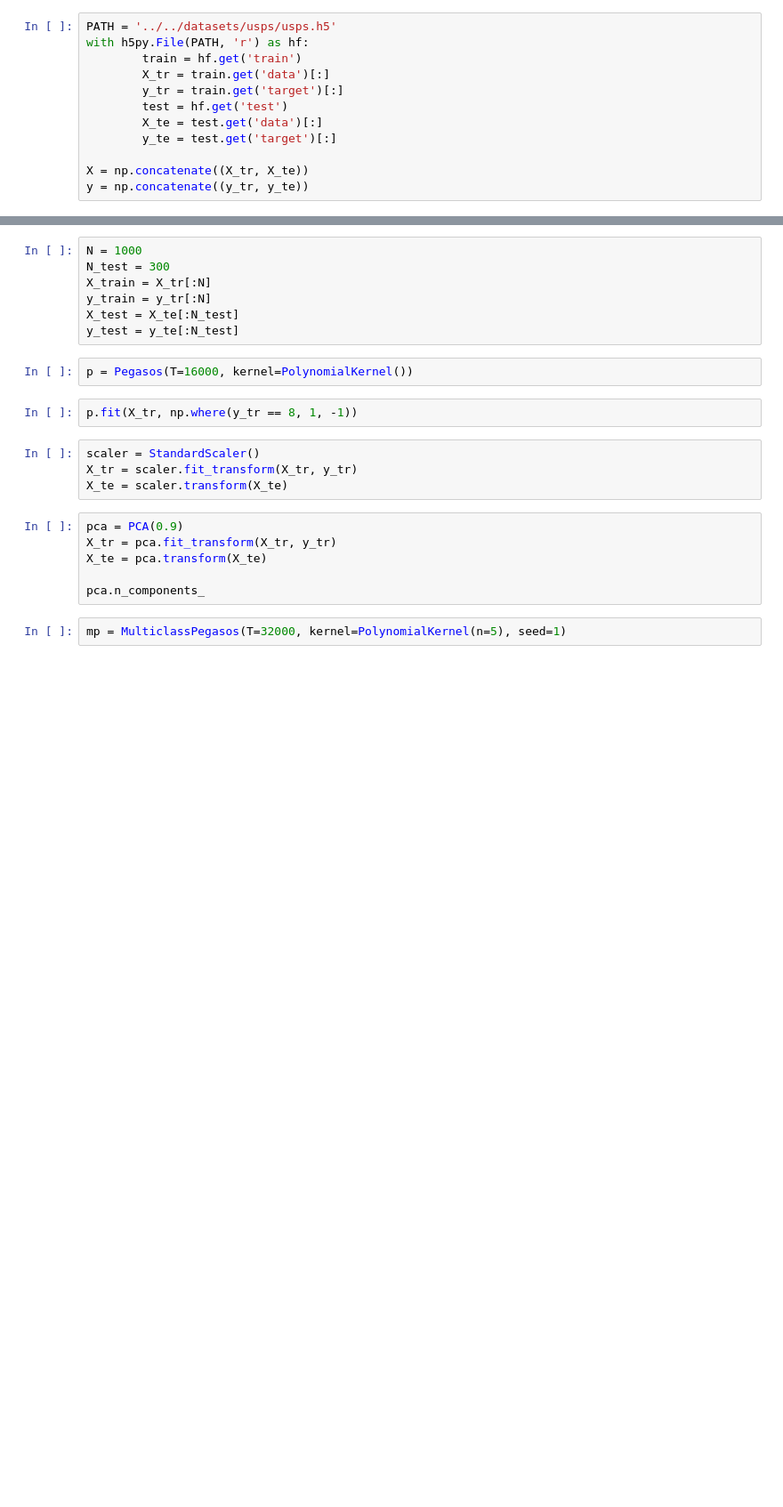
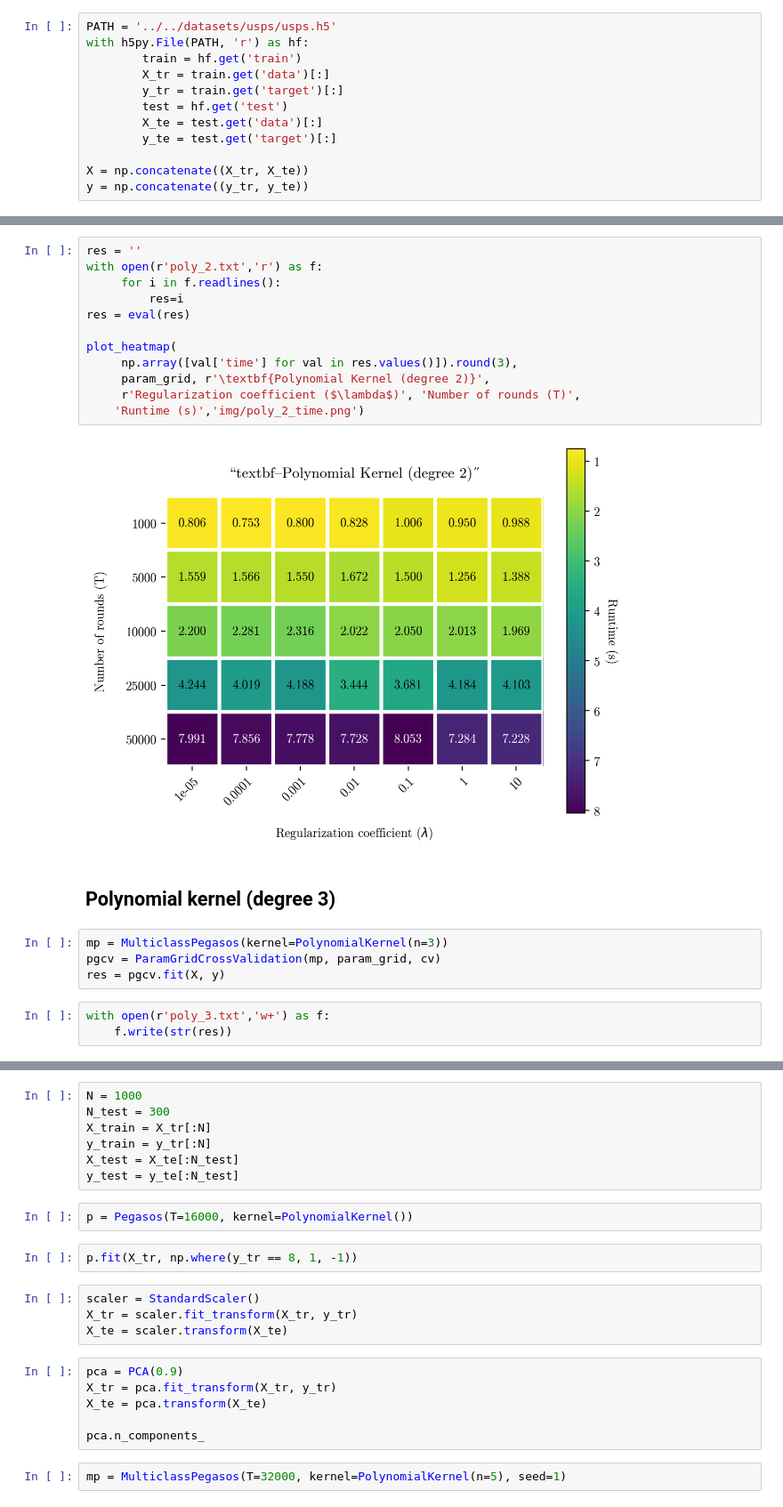
Before and after one commit to gabrielecerizza/smml, a Jupyter notebook: pegasos.ipynb, the cells around one changed output, grey strips where cells are left out. Shown at 89% size. Drawn from its saved outputs; the diff is of its cells as text; blank space fills up the shorter version.

```diff
--- a/pegasos.ipynb
+++ b/pegasos.ipynb
@@ -61,0 +121,23 @@ plot_tsne_data(X, y)
+# %%
+res = ''
+with open(r'poly_2.txt','r') as f:
+     for i in f.readlines():
+         res=i
+res = eval(res)
+
+plot_heatmap(
+     np.array([val['time'] for val in res.values()]).round(3),
+     param_grid, r'\textbf{Polynomial Kernel (degree 2)}',
+     r'Regularization coefficient ($\lambda$)', 'Number of rounds (T)',
+    'Runtime (s)','img/poly_2_time.png')
+# %% [output]
+[figure, added]
+# %% [markdown]
+## Polynomial kernel (degree 3)
+# %%
+mp = MulticlassPegasos(kernel=PolynomialKernel(n=3))
+pgcv = ParamGridCrossValidation(mp, param_grid, cv)
+res = pgcv.fit(X, y)
+# %%
+with open(r'poly_3.txt','w+') as f:
+    f.write(str(res))
```
Also changed, not shown: parts of 41 cells of this notebook, 7 other files.
